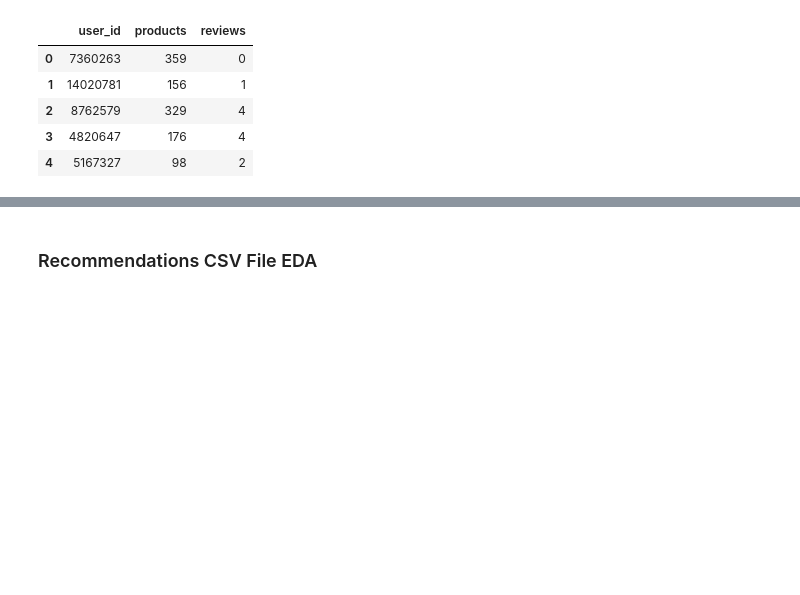
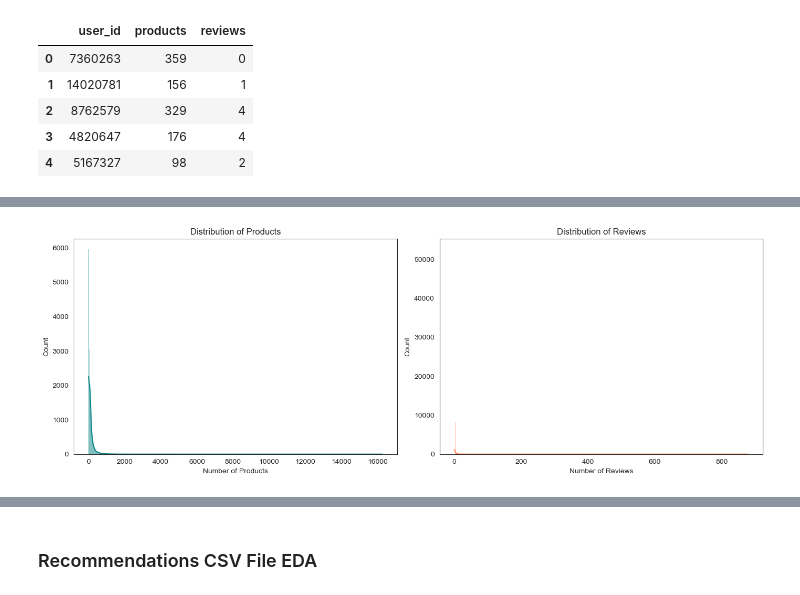
Before and after one commit to xiaojun1402/Recsys_Steam_Games, a Jupyter notebook: eda.ipynb, the cells around one changed output, grey strips where cells are left out. Saved outputs shown, nothing was run; the diff lists cells and outputs as text; code cells hidden in the pictures; blank space fills up the shorter version.

```diff
--- a/eda.ipynb
+++ b/eda.ipynb
@@ -62,0 +283,27 @@ Index(['user_id', 'products', 'reviews'], dtype='object')
+# %%
+# Set a clean style without grid
+sns.set_style("white")
+
+# Using a subset to speed up plotting
+sample_df = users_df.sample(n=100000, random_state=42)
+
+fig, axes = plt.subplots(1, 2, figsize=(14, 5))
+
+# Histogram + KDE for products
+sns.histplot(sample_df['products'], kde=True, ax=axes[0], color='teal')
+axes[0].set_title('Distribution of Products')
+axes[0].set_xlabel('Number of Products')
+axes[0].set_ylabel('Count')
+axes[0].grid(False)  # Remove grid
+
+# Histogram + KDE for reviews
+sns.histplot(sample_df['reviews'], kde=True, ax=axes[1], color='coral')
+axes[1].set_title('Distribution of Reviews')
+axes[1].set_xlabel('Number of Reviews')
+axes[1].set_ylabel('Count')
+axes[1].grid(False)  # Remove grid
+
+plt.tight_layout()
+plt.show()
+# %% [output]
+[figure, added]
```
Also changed, not shown: parts of 26 cells of this notebook, 1 other file.
